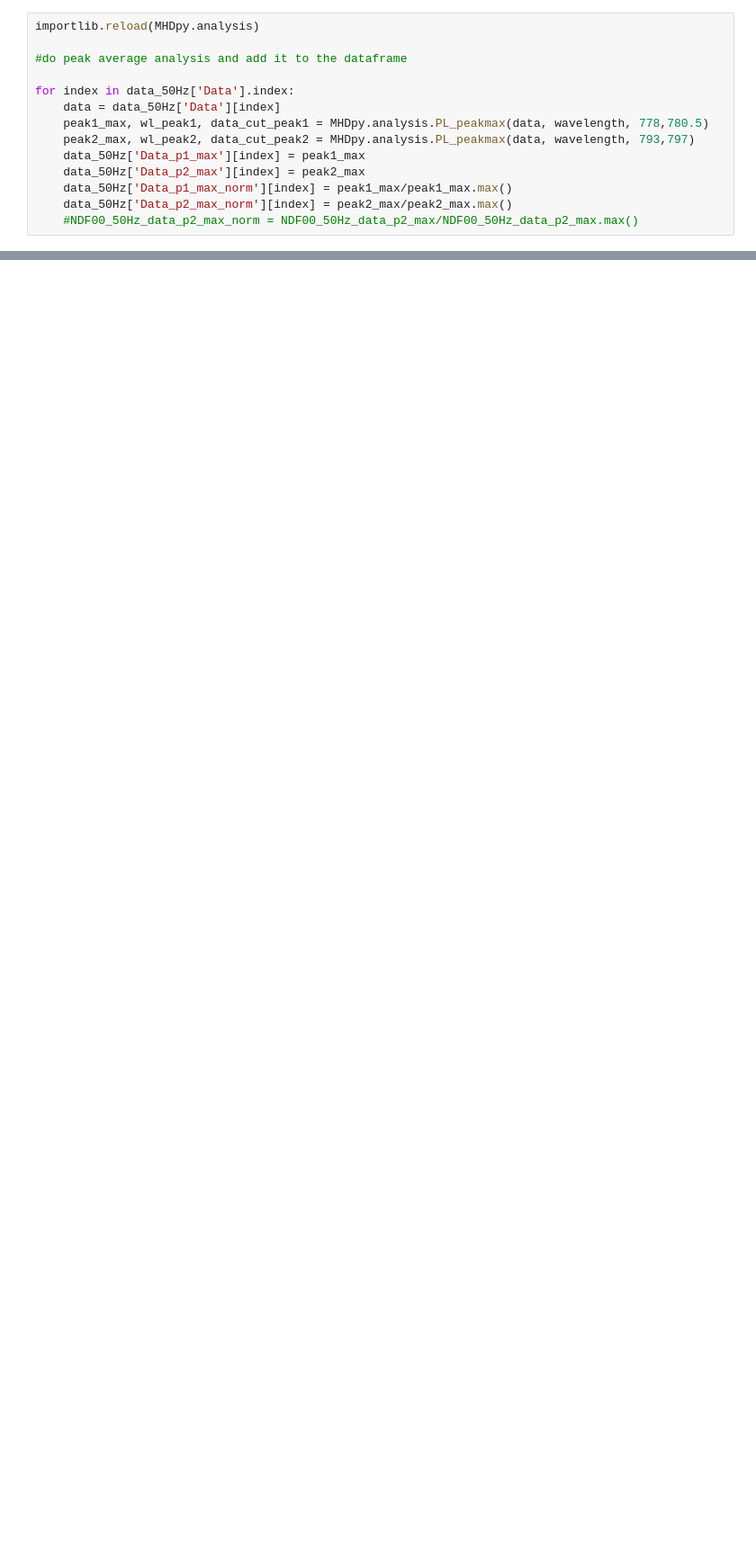
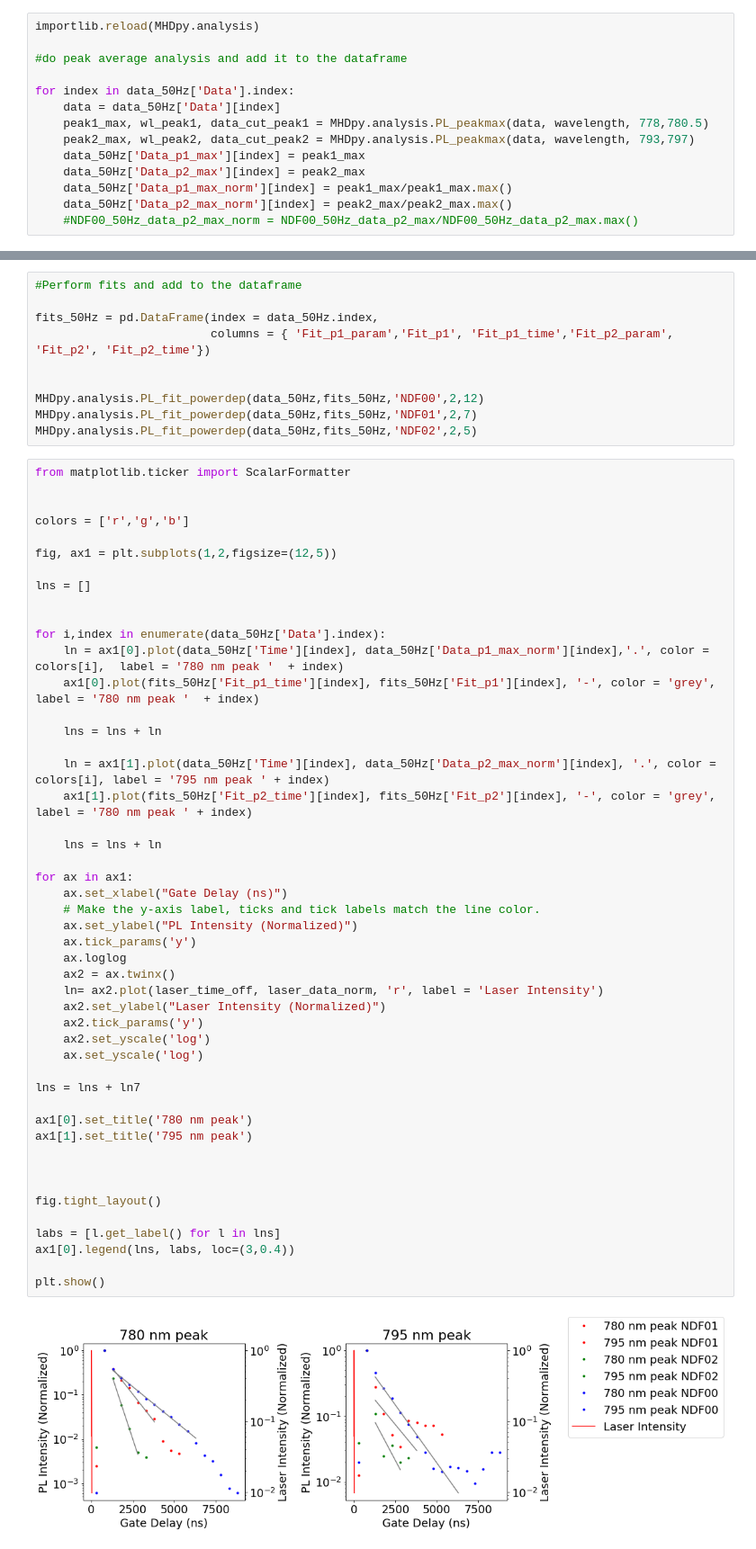
Before and after one commit to msb002/MHDlab, a Jupyter notebook: Python Analysis/Jupyter Notebooks/TRPL/Vaportubes_power_new.ipynb, the cells around one changed output, grey strips where cells are left out. Shown: that part at 90% size. Cells and saved outputs as stored; diff of their text form; blank space fills up the shorter version.

Commit message:
modularize some analysis and make plotting iterative through NDF

```diff
--- a/Python Analysis/Jupyter Notebooks/TRPL/Vaportubes_power_new.ipynb
+++ b/Python Analysis/Jupyter Notebooks/TRPL/Vaportubes_power_new.ipynb
@@ -194,3 +103,63 @@ plt.show()
+# %%
+#Perform fits and add to the dataframe
+
+fits_50Hz = pd.DataFrame(index = data_50Hz.index,
+                         columns = { 'Fit_p1_param','Fit_p1', 'Fit_p1_time','Fit_p2_param', 'Fit_p2', 'Fit_p2_time'})
+
+
+MHDpy.analysis.PL_fit_powerdep(data_50Hz,fits_50Hz,'NDF00',2,12)
+MHDpy.analysis.PL_fit_powerdep(data_50Hz,fits_50Hz,'NDF01',2,7)
+MHDpy.analysis.PL_fit_powerdep(data_50Hz,fits_50Hz,'NDF02',2,5)
+# %%
+from matplotlib.ticker import ScalarFormatter
+
+
+colors = ['r','g','b']
+
+fig, ax1 = plt.subplots(1,2,figsize=(12,5))
+
+lns = []
+
+
+for i,index in enumerate(data_50Hz['Data'].index):
+    ln = ax1[0].plot(data_50Hz['Time'][index], data_50Hz['Data_p1_max_norm'][index],'.', color = colors[i],  label = '780 nm peak '  + index)
+    ax1[0].plot(fits_50Hz['Fit_p1_time'][index], fits_50Hz['Fit_p1'][index], '-', color = 'grey', label = '780 nm peak '  + index)
+
+    lns = lns + ln
+
+    ln = ax1[1].plot(data_50Hz['Time'][index], data_50Hz['Data_p2_max_norm'][index], '.', color = colors[i], label = '795 nm peak ' + index)
+    ax1[1].plot(fits_50Hz['Fit_p2_time'][index], fits_50Hz['Fit_p2'][index], '-', color = 'grey', label = '780 nm peak ' + index)
+
+    lns = lns + ln
+
+for ax in ax1:
+    ax.set_xlabel("Gate Delay (ns)")
+    # Make the y-axis label, ticks and tick labels match the line color.
+    ax.set_ylabel("PL Intensity (Normalized)")
+    ax.tick_params('y')
+    ax.loglog
+    ax2 = ax.twinx()
+    ln= ax2.plot(laser_time_off, laser_data_norm, 'r', label = 'Laser Intensity')
+    ax2.set_ylabel("Laser Intensity (Normalized)")
+    ax2.tick_params('y')
+    ax2.set_yscale('log')
+    ax.set_yscale('log')
+
+lns = lns + ln7
+
+ax1[0].set_title('780 nm peak')
+ax1[1].set_title('795 nm peak')
+
+
+
+fig.tight_layout()
+
+labs = [l.get_label() for l in lns]
+ax1[0].legend(lns, labs, loc=(3,0.4))
+
+plt.show()
+# %% [output]
+[figure, added]
 # %%
 maximums = np.array([data_50Hz['Data_p1_max']['NDF00'].max(),data_50Hz['Data_p1_max']['NDF01'].max(),data_50Hz['Data_p1_max']['NDF02'].max()])
 
```
Also changed, not shown: parts of 3 cells of this notebook, 1 other file.
